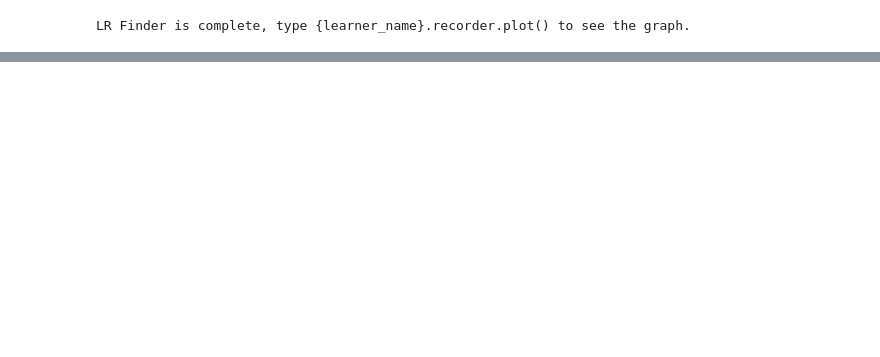
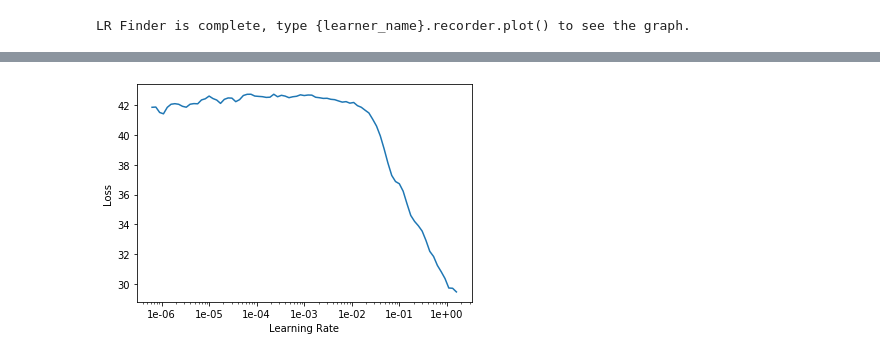
Before and after one commit to sundeepblue/movie_rating_prediction, a Jupyter notebook: MovieRatingsPredictionPython.ipynb, the cells around one changed output, grey strips where cells are left out. Saved outputs shown, nothing was run; the diff lists cells and outputs as text; code cells hidden in the pictures; blank space fills up the shorter version.

```diff
--- a/MovieRatingsPredictionPython.ipynb
+++ b/MovieRatingsPredictionPython.ipynb
@@ -482 +573,5 @@ learn.recorder.plot()
+# %%
+learn_cls.recorder.plot()
+# %% [output]
+[figure, added]
 # %%
```
Also changed, not shown: parts of 23 cells of this notebook.
